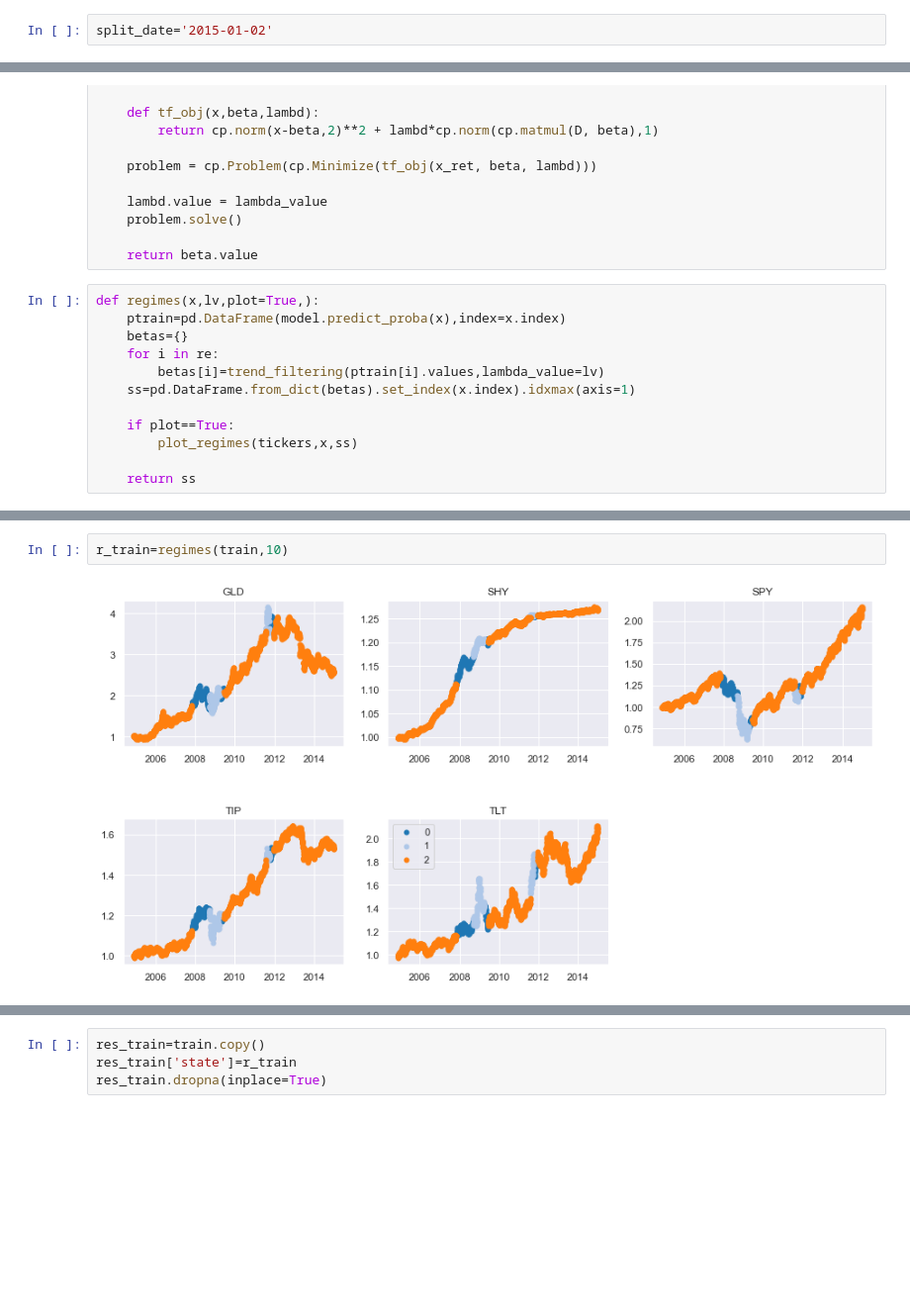
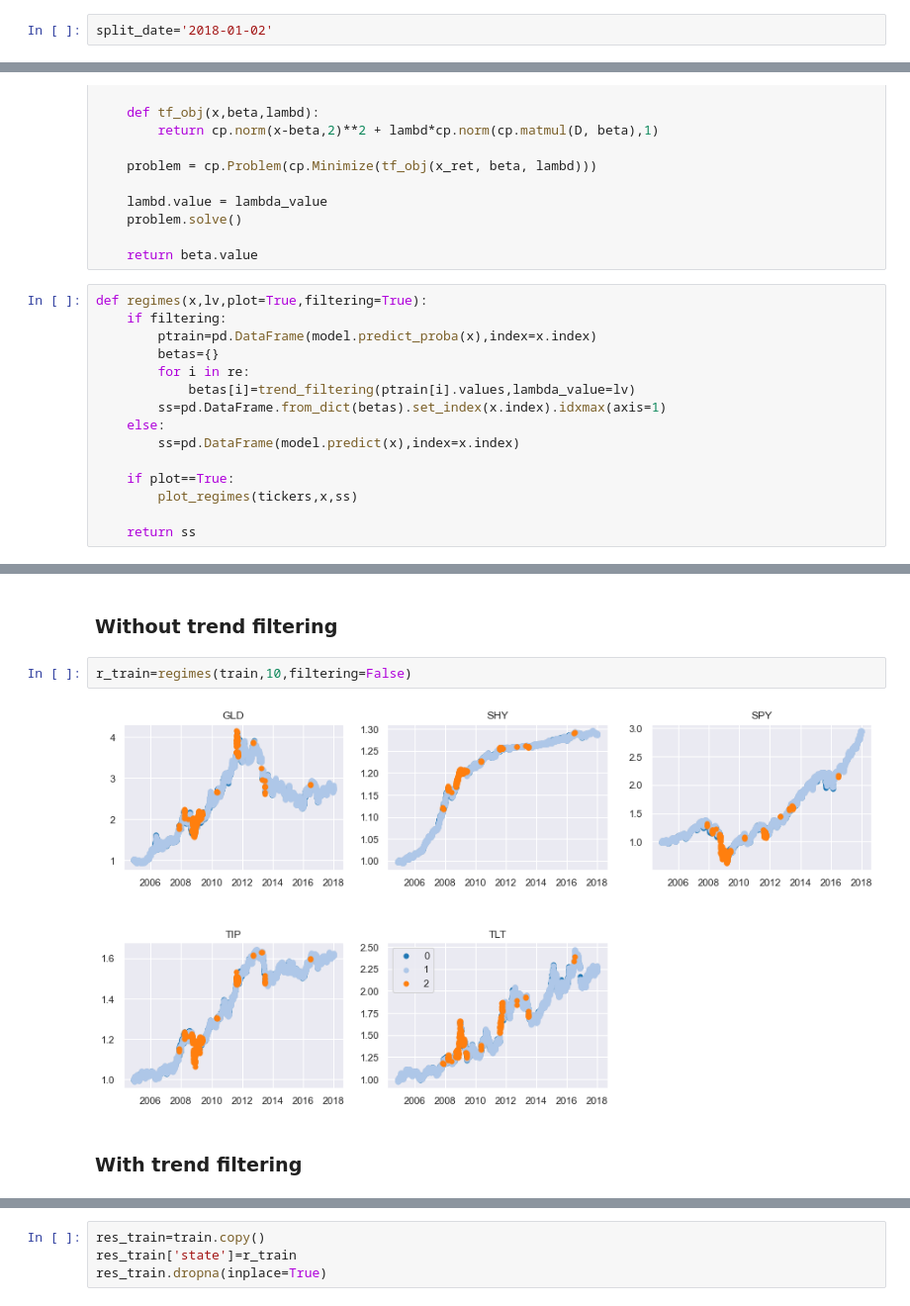
Before and after one commit to enexqnt/quantallocation, a Jupyter notebook: HMM MULTIPLE STATES.ipynb, the cells around one changed output, grey strips where cells are left out. Shown: that part at 99% size. Cells and saved outputs as stored; diff of their text form; blank space fills up the shorter version.

```diff
--- a/HMM MULTIPLE STATES.ipynb
+++ b/HMM MULTIPLE STATES.ipynb
@@ -56,6 +56,6 @@ data
 4483 rows × 5 columns
 # %%
-split_date='2015-01-02'
+split_date='2018-01-02'
 # %%
 returns=data.pct_change().dropna()
 train=returns.loc[:split_date]
@@ -193,12 +190,15 @@ def trend_filtering(data,lambda_value):
 
     return beta.value
 # %%
-def regimes(x,lv,plot=True,):
-    ptrain=pd.DataFrame(model.predict_proba(x),index=x.index)
-    betas={}
-    for i in re:
-        betas[i]=trend_filtering(ptrain[i].values,lambda_value=lv)
-    ss=pd.DataFrame.from_dict(betas).set_index(x.index).idxmax(axis=1)
+def regimes(x,lv,plot=True,filtering=True):
+    if filtering:
+        ptrain=pd.DataFrame(model.predict_proba(x),index=x.index)
+        betas={}
+        for i in re:
+            betas[i]=trend_filtering(ptrain[i].values,lambda_value=lv)
+        ss=pd.DataFrame.from_dict(betas).set_index(x.index).idxmax(axis=1)
+    else:
+        ss=pd.DataFrame(model.predict(x),index=x.index)
 
     if plot==True:
         plot_regimes(tickers,x,ss)
@@ -219,6 +222,10 @@ def plot_regimes(tickers,x,ss):
     plt.legend()
     plt.show()
+# %% [markdown]
+### Without trend filtering
 # %%
-r_train=regimes(train,10)
+r_train=regimes(train,10,filtering=False)
 # %% [output]
-[figure, old version]
+[figure, new version]
+# %% [markdown]
+### With trend filtering
```
Also changed, not shown: parts of 22 cells of this notebook.
